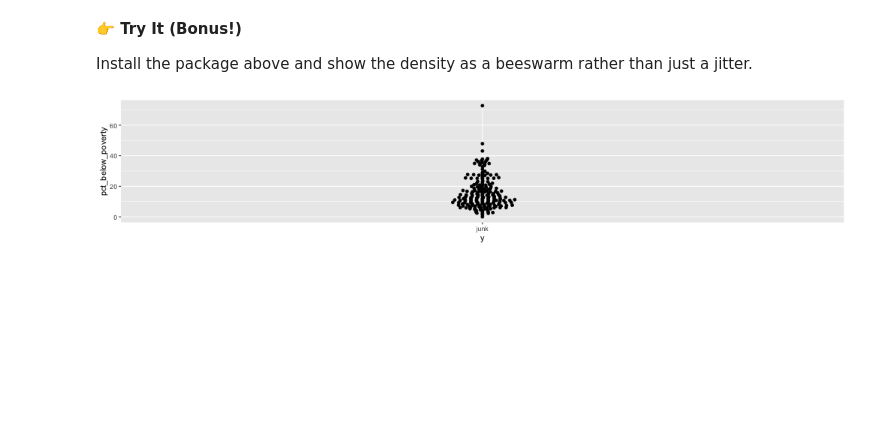
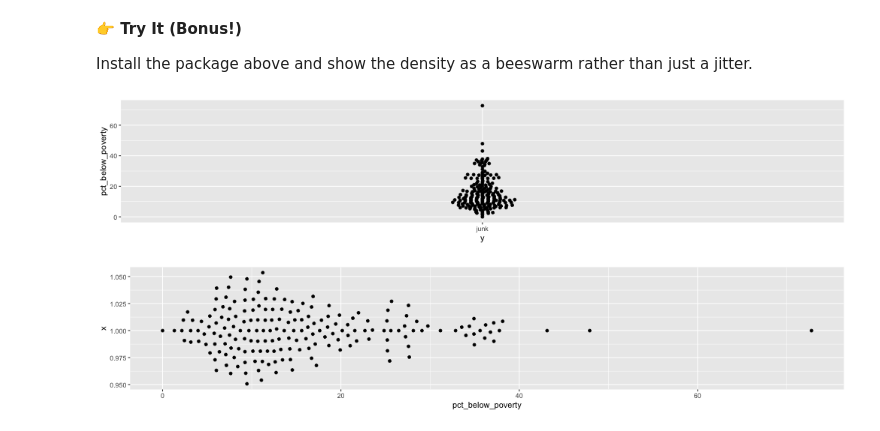
Before and after one commit to data4news/ggplot-intro-yiren54610, a Jupyter notebook: notebook-1.ipynb, the cells around one changed output. Cells and saved outputs as stored; diff of their text form; code cells hidden in the pictures; blank space fills up the shorter version.

```diff
--- a/notebook-1.ipynb
+++ b/notebook-1.ipynb
@@ -445,3 +445,12 @@ ggplot(df) +
     coord_flip()
 # %% [output]
 [figure]
+# %%
+%%R -w 1000 -h 200
+
+ggplot(df) +
+    aes(y=pct_below_poverty, x=1) +
+    geom_beeswarm() +
+    coord_flip()
+# %% [output]
+[figure, added]
```
